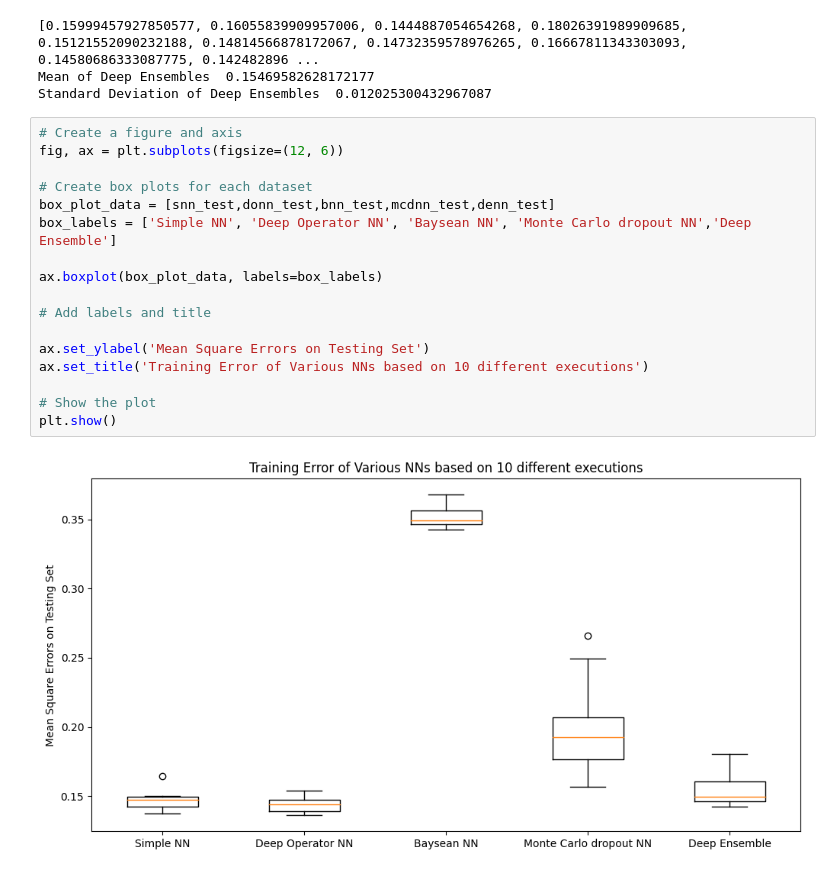
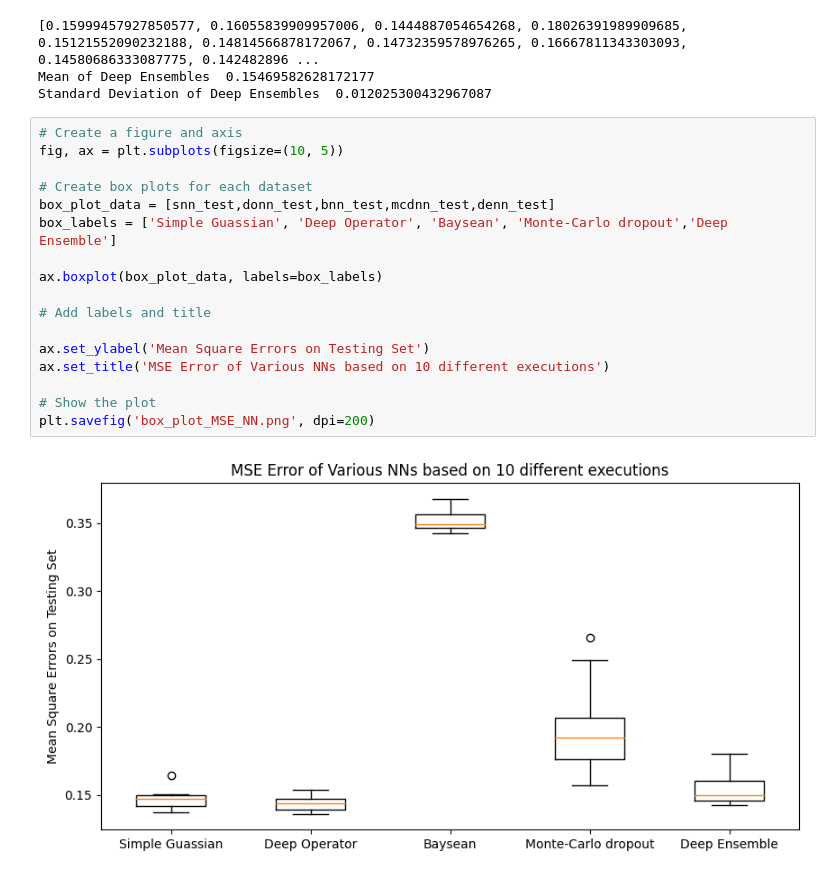
Before and after one commit to csml-beach/DNN-UQ-Code, a Jupyter notebook: Error_Metric_Data/Plots.ipynb, the cells around one changed output. Drawn from its saved outputs; the diff is of its cells as text.

Commit message:
slightly changinf the plot notebook to add more dpi on the saved graph

```diff
--- a/Error_Metric_Data/Plots.ipynb
+++ b/Error_Metric_Data/Plots.ipynb
@@ -151,20 +151,20 @@ Mean of Deep Ensembles  0.15469582628172177
 Standard Deviation of Deep Ensembles  0.012025300432967087
 # %%
 # Create a figure and axis
-fig, ax = plt.subplots(figsize=(12, 6))
+fig, ax = plt.subplots(figsize=(10, 5))
 
 # Create box plots for each dataset
 box_plot_data = [snn_test,donn_test,bnn_test,mcdnn_test,denn_test]
-box_labels = ['Simple NN', 'Deep Operator NN', 'Baysean NN', 'Monte Carlo dropout NN','Deep Ensemble']
+box_labels = ['Simple Guassian', 'Deep Operator', 'Baysean', 'Monte-Carlo dropout','Deep Ensemble']
 
 ax.boxplot(box_plot_data, labels=box_labels)
 
 # Add labels and title
 
 ax.set_ylabel('Mean Square Errors on Testing Set')
-ax.set_title('Training Error of Various NNs based on 10 different executions')
+ax.set_title('MSE Error of Various NNs based on 10 different executions')
 
 # Show the plot
-plt.show()
+plt.savefig('box_plot_MSE_NN.png', dpi=200)
 # %% [output]
-[figure, old version]
+[figure, new version]
```
Also changed, not shown: 3 other files.
